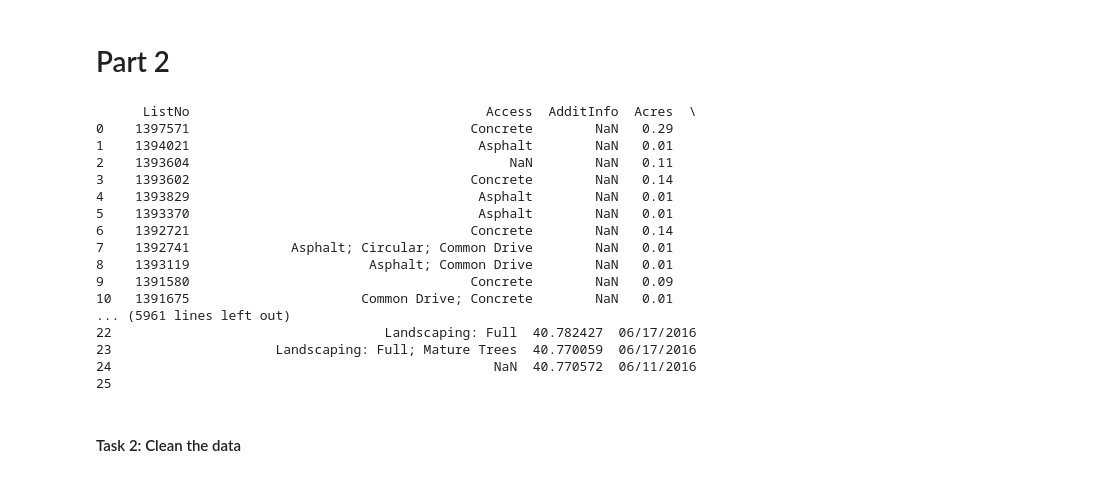
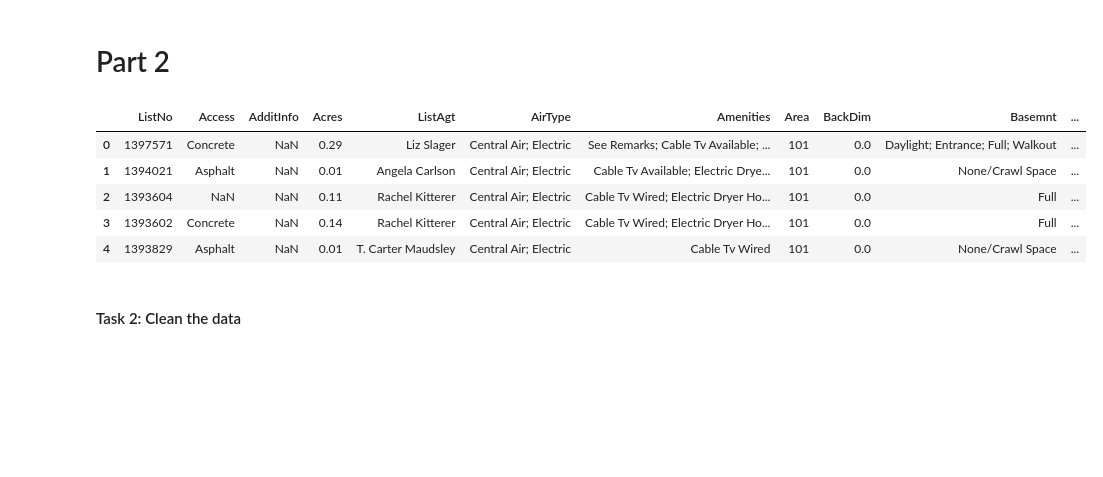
Before and after one commit to melanieprettyman/Summer2024, a Jupyter notebook: CS6017/HW2/Hw2/HW2.ipynb, the cells around one changed output. Drawn from its saved outputs; the diff is of its cells as text; code cells hidden in the pictures; blank space fills up the shorter version.

```diff
--- a/CS6017/HW2/Hw2/HW2.ipynb
+++ b/CS6017/HW2/Hw2/HW2.ipynb
@@ -55,33 +55,22 @@ However, at 1% significance level, we fail to reject the null hypothesis based o
 # %%
 import pandas as pd
 
 # Load the datasets
 df1 = pd.read_csv('realEstate1.csv')
 df2 = pd.read_csv('realEstate2.csv')
 
 # Concatenate the dataframes
 combined_df = pd.concat([df1, df2], ignore_index=True)
 
 # Display the first few rows of the combined dataframe
-display(combined_df)
+display(combined_df.head())
 # %% [output]
-      ListNo                                      Access  AdditInfo  Acres  \
-0    1397571                                    Concrete        NaN   0.29
-1    1394021                                     Asphalt        NaN   0.01
-2    1393604                                         NaN        NaN   0.11
-3    1393602                                    Concrete        NaN   0.14
-4    1393829                                     Asphalt        NaN   0.01
-5    1393370                                     Asphalt        NaN   0.01
-6    1392721                                    Concrete        NaN   0.14
-7    1392741             Asphalt; Circular; Common Drive        NaN   0.01
-8    1393119                       Asphalt; Common Drive        NaN   0.01
-9    1391580                                    Concrete        NaN   0.09
-10   1391675                      Common Drive; Concrete        NaN   0.01
-... (5961 lines left out)
-22                                   Landscaping: Full  40.782427  06/17/2016
-23                     Landscaping: Full; Mature Trees  40.770059  06/17/2016
-24                                                 NaN  40.770572  06/11/2016
-25
+|  | ListNo | Access | AdditInfo | Acres | ListAgt | AirType | Amenities | Area | BackDim | Basemnt | ... |
+| 0 | 1397571 | Concrete | NaN | 0.29 | Liz Slager | Central Air; Electric | See Remarks; Cable Tv Available; ... | 101 | 0.0 | Daylight; Entrance; Full; Walkout | ... |
+| 1 | 1394021 | Asphalt | NaN | 0.01 | Angela Carlson | Central Air; Electric | Cable Tv Available; Electric Drye... | 101 | 0.0 | None/Crawl Space | ... |
+| 2 | 1393604 | NaN | NaN | 0.11 | Rachel Kitterer | Central Air; Electric | Cable Tv Wired; Electric Dryer Ho... | 101 | 0.0 | Full | ... |
+| 3 | 1393602 | Concrete | NaN | 0.14 | Rachel Kitterer | Central Air; Electric | Cable Tv Wired; Electric Dryer Ho... | 101 | 0.0 | Full | ... |
+| 4 | 1393829 | Asphalt | NaN | 0.01 | T. Carter Maudsley | Central Air; Electric | Cable Tv Wired | 101 | 0.0 | None/Crawl Space | ... |
 # %% [markdown]
 #### Task 2: Clean the data
 # %%
```
